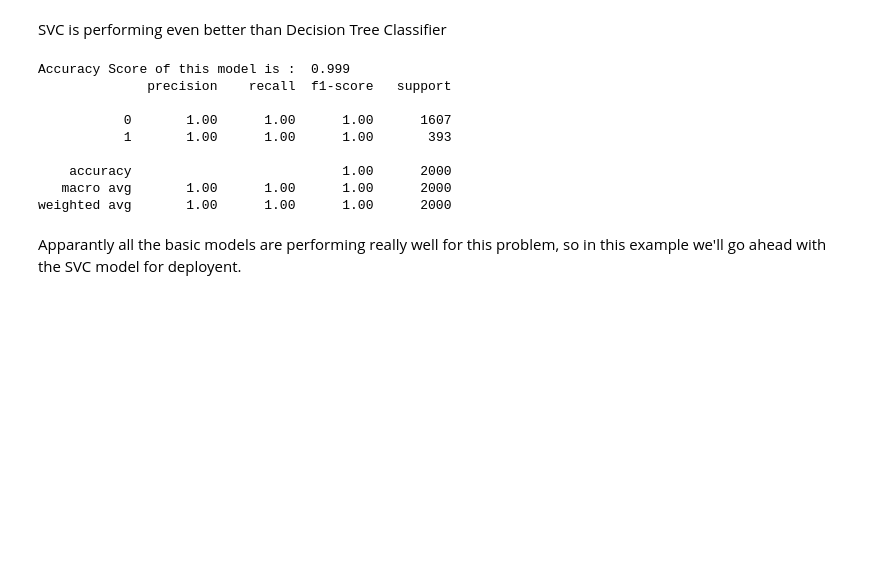
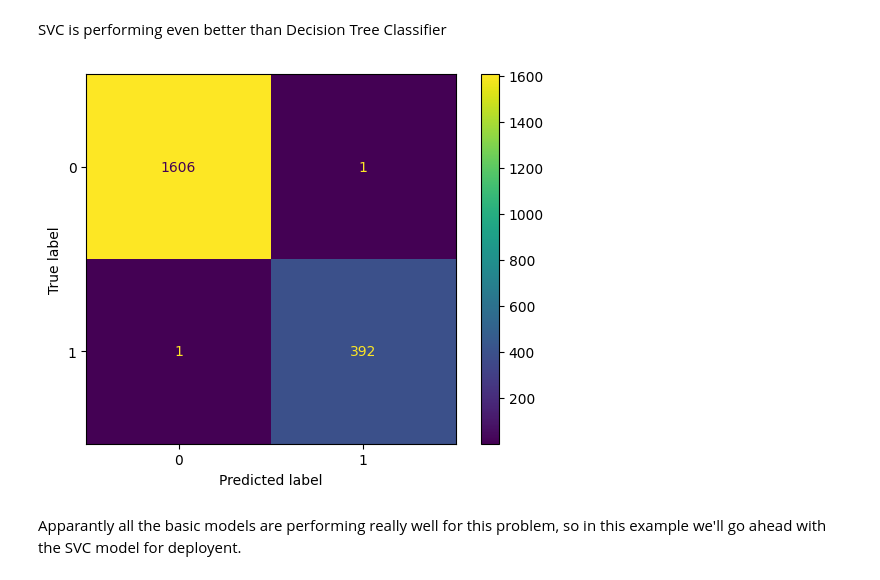
Before and after one commit to rizz045/Banking-Churn-Analysis-and-Prediction-Using-ML.ipynb, a Jupyter notebook: Banking_Churn_Analysis_and_Prediction_Using_ML.ipynb, the cells around one changed output. Drawn from its saved outputs; the diff is of its cells as text; code cells hidden in the pictures; blank space fills up the shorter version.

```diff
--- a/Banking_Churn_Analysis_and_Prediction_Using_ML.ipynb
+++ b/Banking_Churn_Analysis_and_Prediction_Using_ML.ipynb
@@ -219,7 +262,8 @@ We can see almost an equal number of churned people across all the satisfaction
 # %%
 # # Encoding Categorical Columns
-# from sklearn.preprocessing import LabelEncoder
+from sklearn.preprocessing import LabelEncoder
 
-# le = LabelEncoder()
-# for col in obj_cols:
-#     df[col] = le.fit_transform(df[col])
+le = LabelEncoder()
+for col in obj_cols:
+    df[col] = le.fit_transform(df[col])
+    print(le.classes_)
@@ -285,24 +359,13 @@ Accuracy Score of this model is :  0.999
 weighted avg       1.00      1.00      1.00      2000
 # %% [markdown]
 SVC is performing even better than Decision Tree Classifier
-# %%
-from sklearn.ensemble import RandomForestClassifier
-
-rfc = RandomForestClassifier()
-rfc.fit(x_train_scaled, y_train)
-
-print("Accuracy Score of this model is : ", accuracy_score(rfc.predict(x_test_scaled), y_test))
-print(classification_report(rfc.predict(x_test_scaled), y_test))
-# %% [output]
-Accuracy Score of this model is :  0.999
-              precision    recall  f1-score   support
-
-           0       1.00      1.00      1.00      1607
-           1       1.00      1.00      1.00       393
-
-    accuracy                           1.00      2000
-   macro avg       1.00      1.00      1.00      2000
-weighted avg       1.00      1.00      1.00      2000
+# %%
+cm =confusion_matrix(svc.predict(x_test_scaled), y_test)
+disp = ConfusionMatrixDisplay(confusion_matrix=cm)
+disp.plot()
+plt.show()
+# %% [output]
+[figure, added]
 # %% [markdown]
 Apparantly all the basic models are performing really well for this problem, so in this example we'll go ahead with the SVC model for deployent.
 # %%
```
Also changed, not shown: parts of 22 cells of this notebook.
